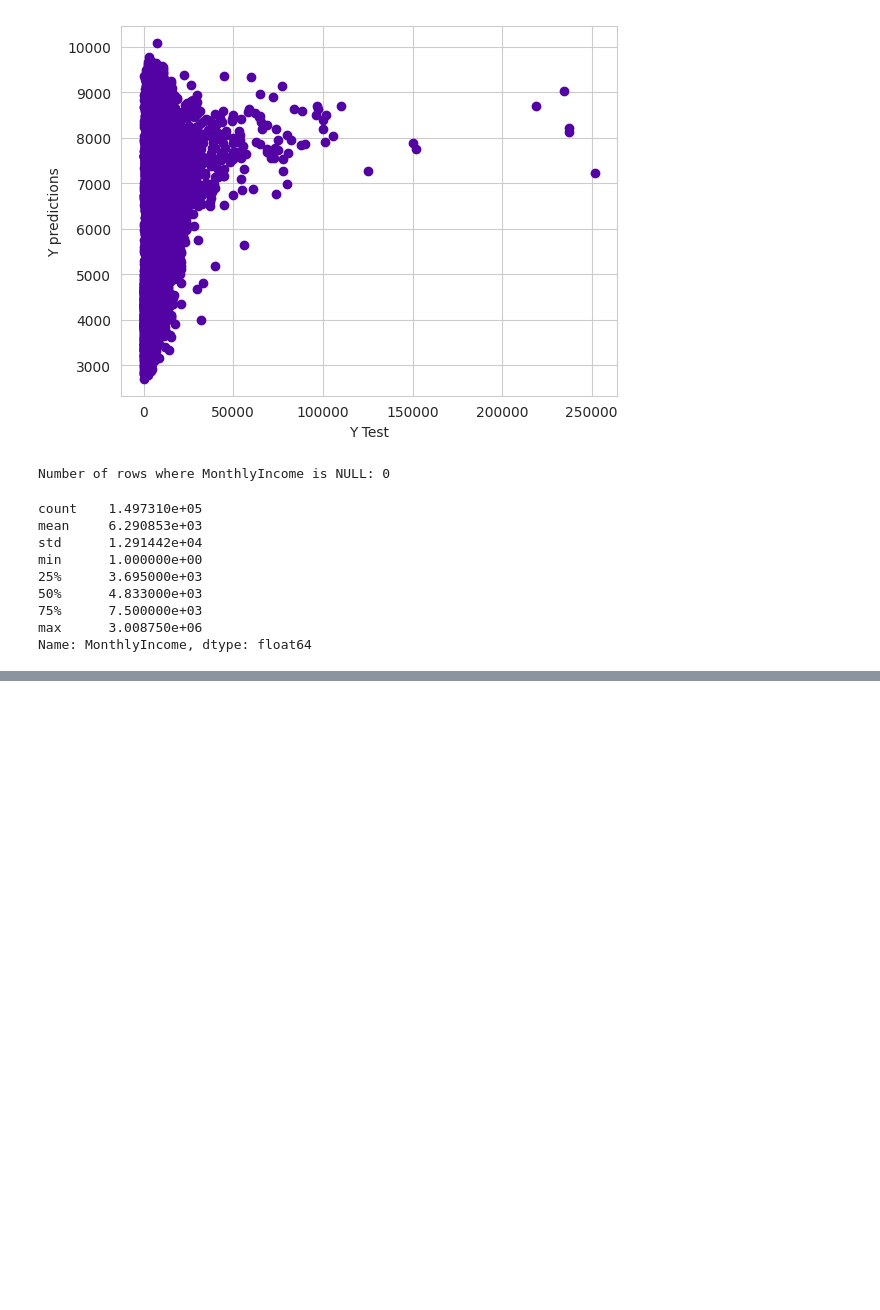
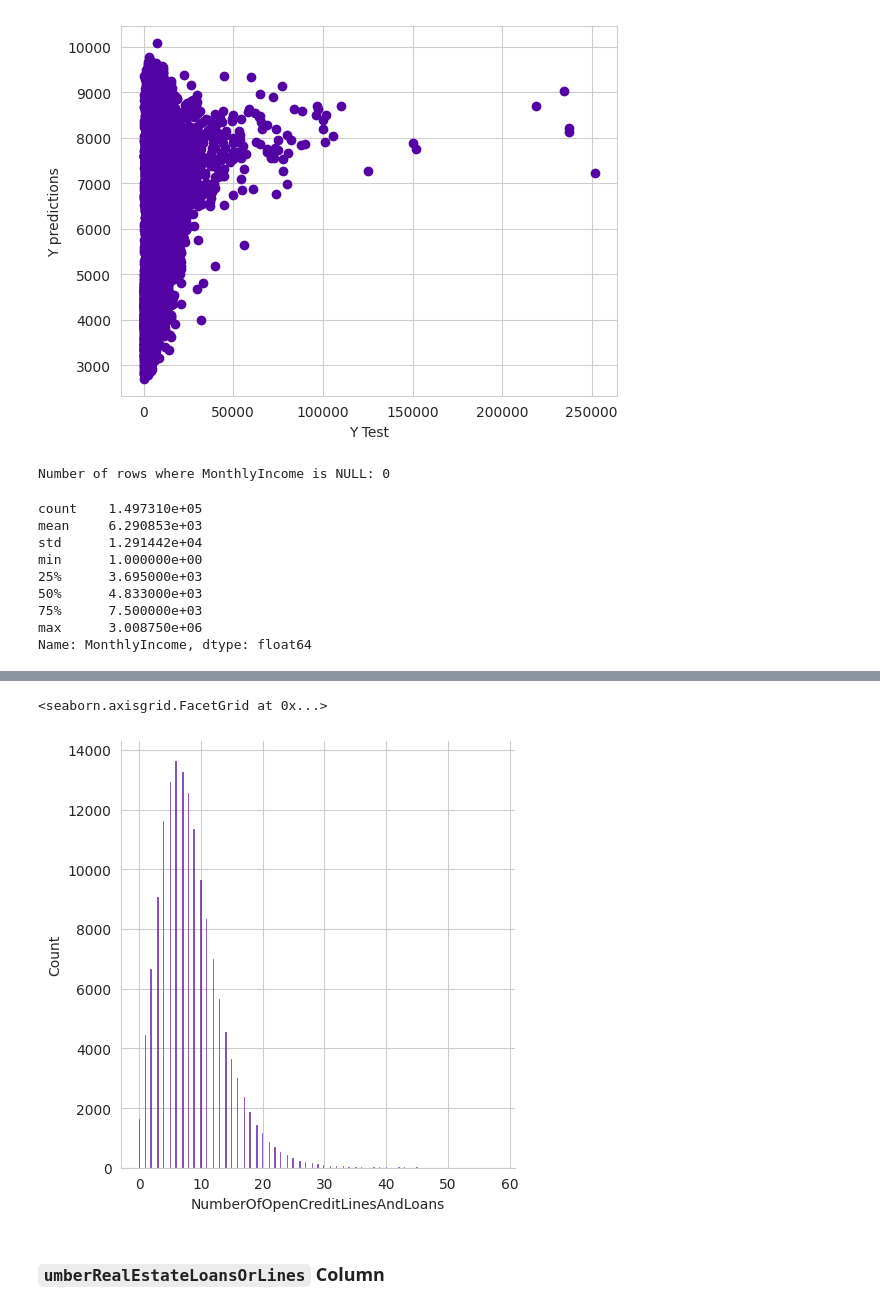
Before and after one commit to Saba-a11/Kaggle_Credit_Score, a Jupyter notebook: CreditModel.ipynb, the cells around one changed output, grey strips where cells are left out. Drawn from its saved outputs; the diff is of its cells as text; code cells hidden in the pictures; blank space fills up the shorter version.

```diff
--- a/CreditModel.ipynb
+++ b/CreditModel.ipynb
@@ -767,0 +782,7 @@ Name: MonthlyIncome, dtype: float64
+# %%
+sns.displot(df_train["NumberOfOpenCreditLinesAndLoans"])
+# %% [output]
+<seaborn.axisgrid.FacetGrid at 0x...>
+[figure, added]
+# %% [markdown]
+### `umberRealEstateLoansOrLines` Column
```
Also changed, not shown: parts of 10 cells of this notebook.
